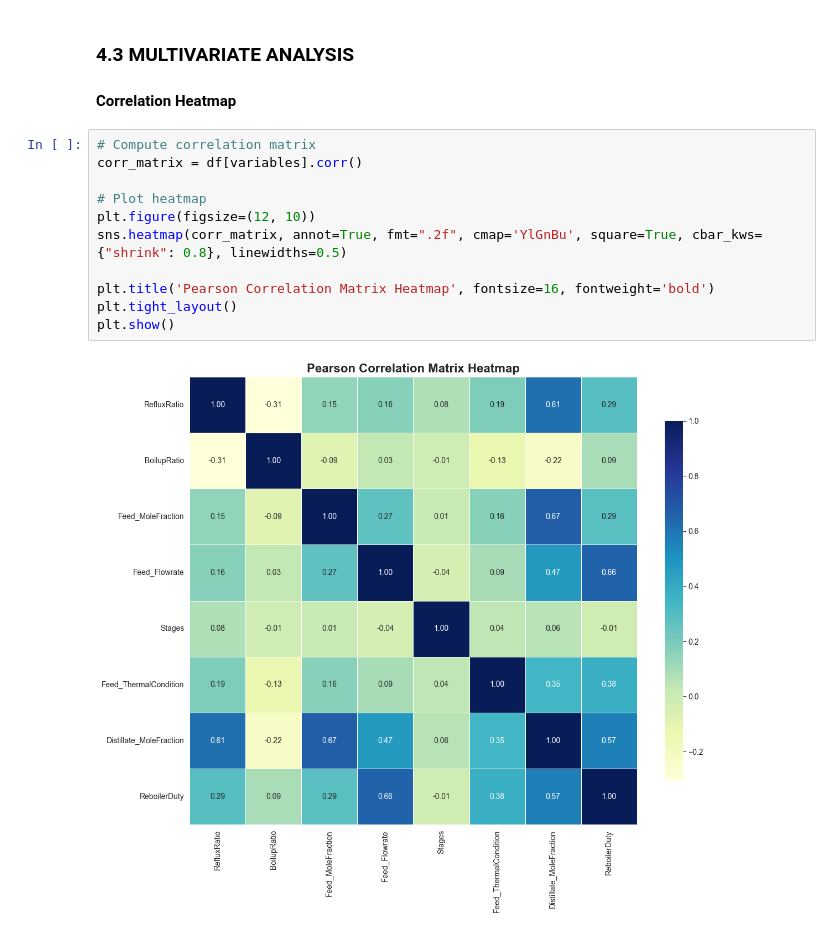
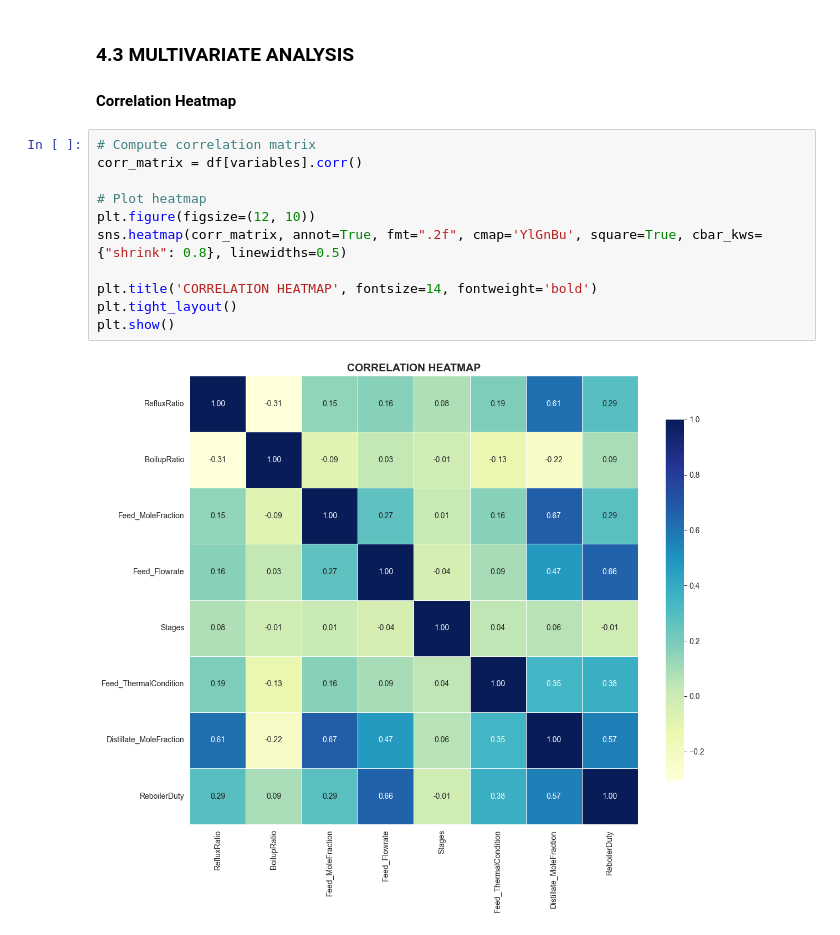
Before and after one commit to aditi-gupta-git/binary-distillation-surrogate-model, a Jupyter notebook: src/notebook/EDA.ipynb, the cells around one changed output. Saved outputs shown, nothing was run; the diff lists cells and outputs as text.

```diff
--- a/src/notebook/EDA.ipynb
+++ b/src/notebook/EDA.ipynb
@@ -267,13 +383,13 @@ Text(0.5, 1.02, 'PAIRPLOT - Feature Relationships')
 # %%
 # Compute correlation matrix
 corr_matrix = df[variables].corr()
 
 # Plot heatmap
 plt.figure(figsize=(12, 10))
 sns.heatmap(corr_matrix, annot=True, fmt=".2f", cmap='YlGnBu', square=True, cbar_kws={"shrink": 0.8}, linewidths=0.5)
 
-plt.title('Pearson Correlation Matrix Heatmap', fontsize=16, fontweight='bold')
+plt.title('CORRELATION HEATMAP', fontsize=14, fontweight='bold')
 plt.tight_layout()
 plt.show()
 # %% [output]
-[figure, old version]
+[figure, new version]
```
Also changed, not shown: parts of 11 cells of this notebook, 1 other file.
